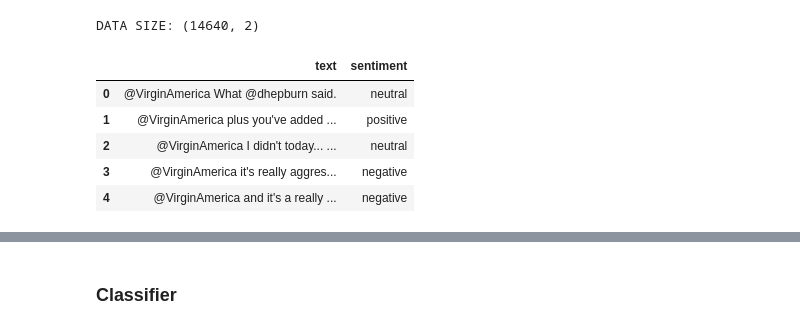
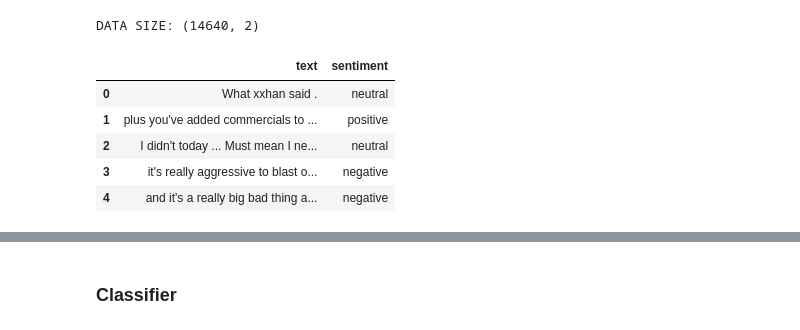
Before and after one commit to cesarfm/fai-2019-challenge, a Jupyter notebook: Twitter US Airline Sentiment - 3. Deep Learning with ULMFiT cleanup.ipynb, the cells around one changed output, grey strips where cells are left out. Saved outputs shown, nothing was run; the diff lists cells and outputs as text; code cells hidden in the pictures.

```diff
--- a/Twitter US Airline Sentiment - 3. Deep Learning with ULMFiT cleanup.ipynb
+++ b/Twitter US Airline Sentiment - 3. Deep Learning with ULMFiT cleanup.ipynb
@@ -6,20 +6,51 @@
 from fastai.text import *
 # %%
 INPUT_FILE = 'twitter-airline-sentiment/Tweets.csv'
-MODEL_PATH = 'model2'
+MODEL_PATH = 'data/model2'
+
+from nltk.tokenize.casual import TweetTokenizer
+
+REGEX_URL = re.compile(r'https?://|www.')
+TOKEN_URL = 'xxurl'
+TOKEN_HANDLE = 'xxhan'
+
+def normalize_token(token):
+    if token.startswith('@'):
+        return TOKEN_HANDLE
+    elif token.startswith('#') and token[1:].isalpha():
+        return token[1:]
+    elif re.match(REGEX_URL, token):
+        return TOKEN_URL
+    else:
+        return token
+
+tokenizer = TweetTokenizer(preserve_case=True)
+
+def normalize_text(text):
+    tokens = tokenizer.tokenize(text)
+
+    # if the first token is a handler, it's normally irrelevant
+    if tokens[0].startswith('@'):
+        tokens.pop(0)
+
+    return ' '.join(normalize_token(t) for t in tokens)
+
 
 raw_data = pd.read_csv(INPUT_FILE, header=0)
 df = raw_data.copy()[['text', 'airline_sentiment']]
 df = df.rename(columns={'airline_sentiment': 'sentiment'})
+df_raw = df.copy()
+
+df['text'] = df['text'].apply(normalize_text)
 df_labeled = df[df.sentiment != 'neutral']
 
 print("DATA SIZE: " + str(df.shape))
 df.head()
 # %% [output]
 DATA SIZE: (14640, 2)
 |  | text | sentiment |
-| 0 | @VirginAmerica What @dhepburn said. | neutral |
-| 1 | @VirginAmerica plus you've added ... | positive |
-| 2 | @VirginAmerica I didn't today... ... | neutral |
-| 3 | @VirginAmerica it's really aggres... | negative |
-| 4 | @VirginAmerica and it's a really ... | negative |
+| 0 | What xxhan said . | neutral |
+| 1 | plus you've added commercials to ... | positive |
+| 2 | I didn't today ... Must mean I ne... | neutral |
+| 3 | it's really aggressive to blast o... | negative |
+| 4 | and it's a really big bad thing a... | negative |
```
Also changed, not shown: parts of 28 cells of this notebook, 2 other files.
